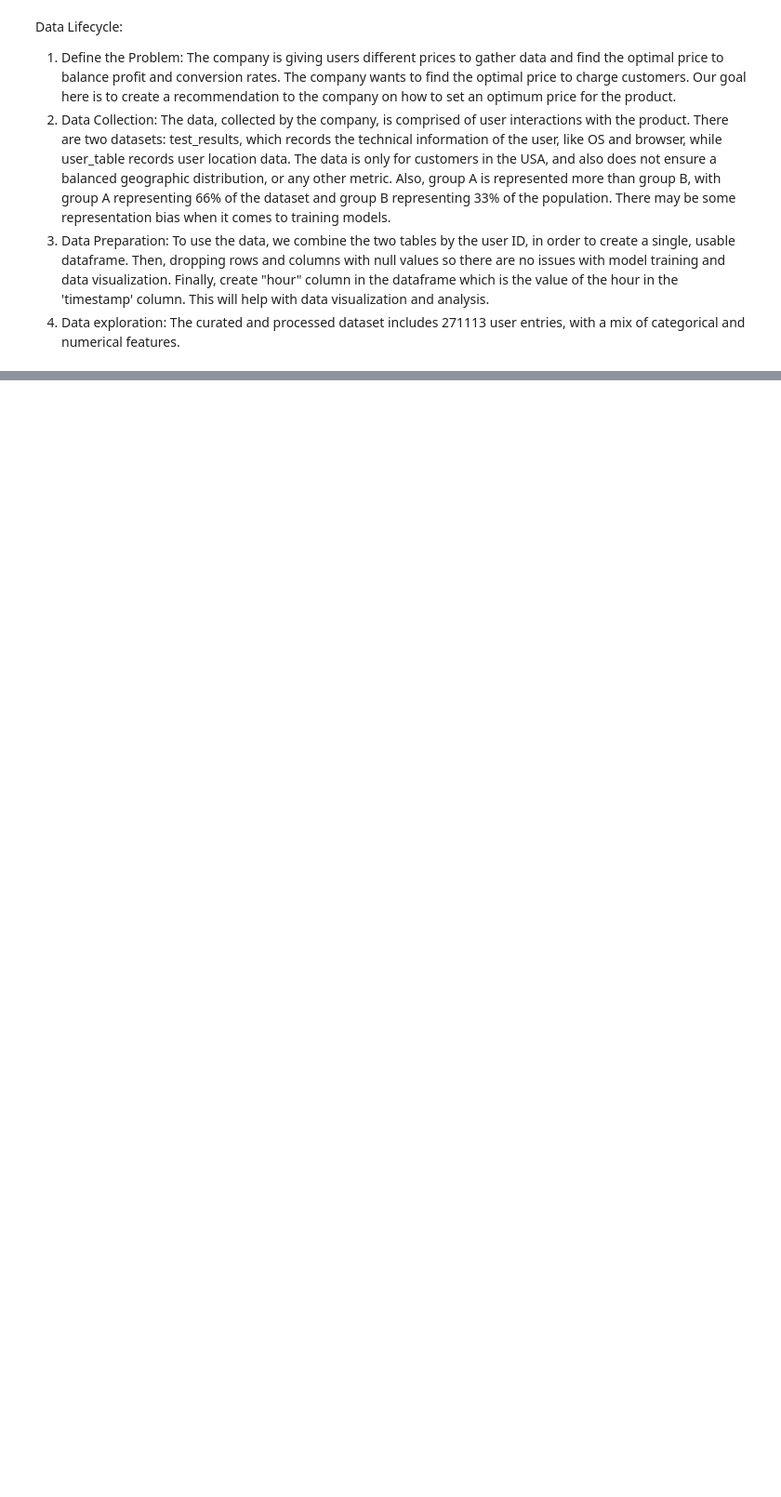
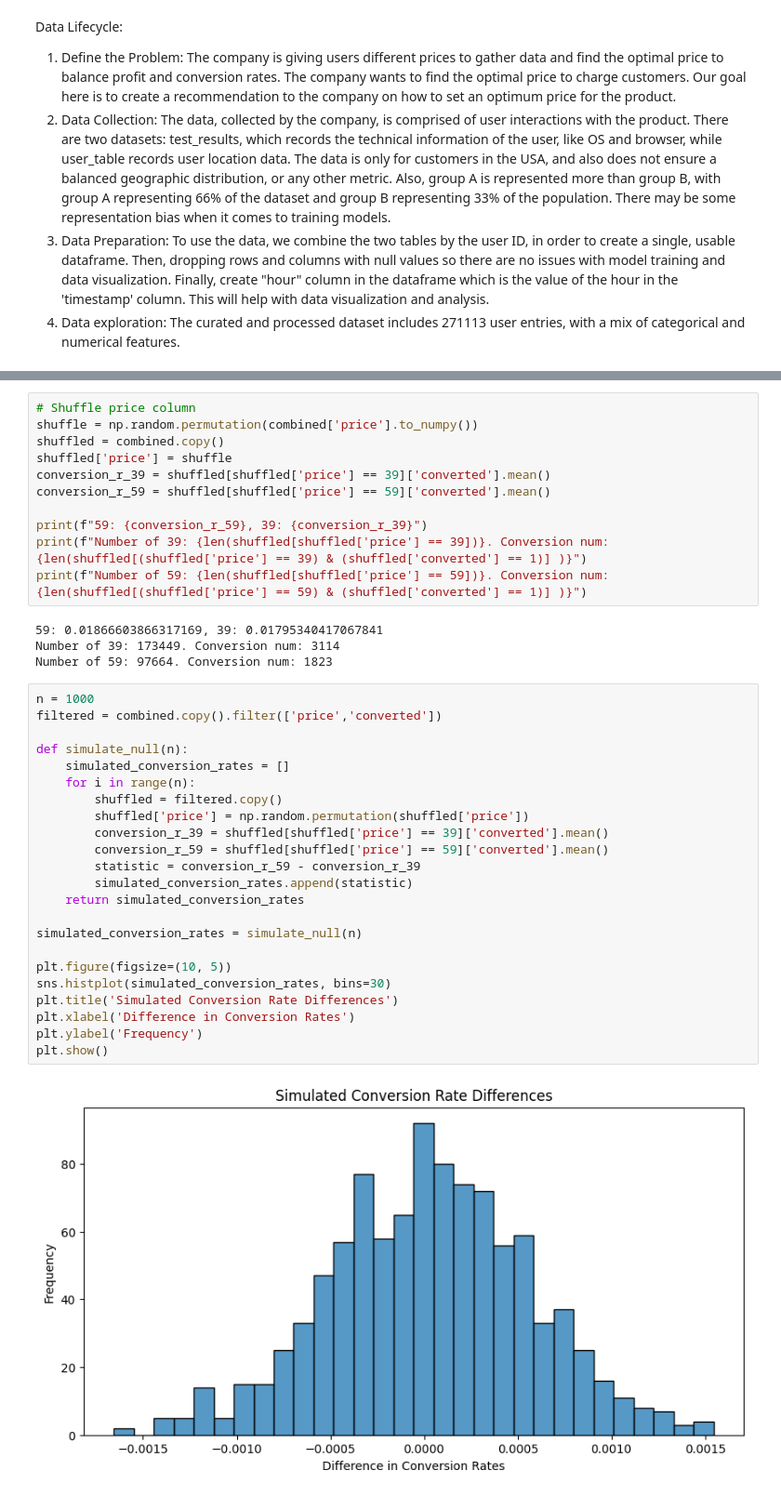
Before and after one commit to D123aniel/DATA110, a Jupyter notebook: project.ipynb, the cells around one changed output, grey strips where cells are left out. Shown at 93% size. Cells and saved outputs as stored; diff of their text form; blank space fills up the shorter version.

Commit message:
permutation

```diff
--- a/project.ipynb
+++ b/project.ipynb
@@ -173,0 +186,40 @@ len(combined)
+# %%
+# Shuffle price column
+shuffle = np.random.permutation(combined['price'].to_numpy())
+shuffled = combined.copy()
+shuffled['price'] = shuffle
+conversion_r_39 = shuffled[shuffled['price'] == 39]['converted'].mean()
+conversion_r_59 = shuffled[shuffled['price'] == 59]['converted'].mean()
+
+print(f"59: {conversion_r_59}, 39: {conversion_r_39}")
+print(f"Number of 39: {len(shuffled[shuffled['price'] == 39])}. Conversion num: {len(shuffled[(shuffled['price'] == 39) & (shuffled['converted'] == 1)] )}")
+print(f"Number of 59: {len(shuffled[shuffled['price'] == 59])}. Conversion num: {len(shuffled[(shuffled['price'] == 59) & (shuffled['converted'] == 1)] )}")
+# %% [output]
+59: 0.01866603866317169, 39: 0.01795340417067841
+Number of 39: 173449. Conversion num: 3114
+Number of 59: 97664. Conversion num: 1823
+# %%
+n = 1000
+filtered = combined.copy().filter(['price','converted'])
+
+def simulate_null(n):
+    simulated_conversion_rates = []
+    for i in range(n):
+        shuffled = filtered.copy()
+        shuffled['price'] = np.random.permutation(shuffled['price'])
+        conversion_r_39 = shuffled[shuffled['price'] == 39]['converted'].mean()
+        conversion_r_59 = shuffled[shuffled['price'] == 59]['converted'].mean()
+        statistic = conversion_r_59 - conversion_r_39
+        simulated_conversion_rates.append(statistic)
+    return simulated_conversion_rates
+
+simulated_conversion_rates = simulate_null(n)
+
+plt.figure(figsize=(10, 5))
+sns.histplot(simulated_conversion_rates, bins=30)
+plt.title('Simulated Conversion Rate Differences')
+plt.xlabel('Difference in Conversion Rates')
+plt.ylabel('Frequency')
+plt.show()
+# %% [output]
+[figure, added]
```
Also changed, not shown: parts of 8 cells of this notebook.
